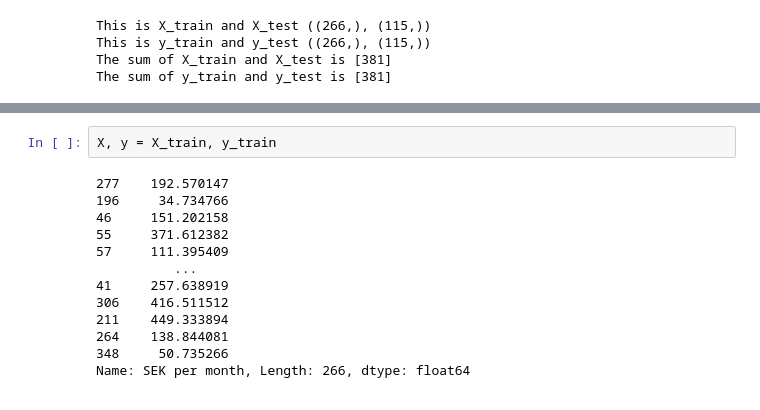
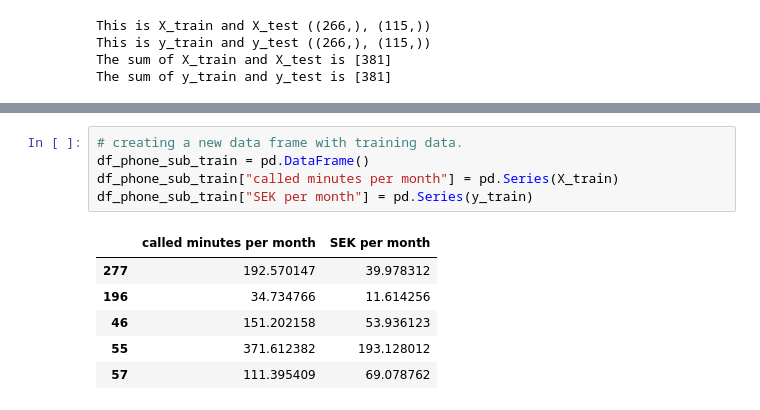
Before and after one commit to SCGlass/Machine-learning, a Jupyter notebook: Exercises/E00_Linear_regression.ipynb, the cells around one changed output, grey strips where cells are left out. Cells and saved outputs as stored; diff of their text form.

```diff
--- a/Exercises/E00_Linear_regression.ipynb
+++ b/Exercises/E00_Linear_regression.ipynb
@@ -238,18 +238,15 @@ It is important to keep track of the shapes of the vectors, matrices in order fo
 </details>
 
 ---
-# %%
-X, y = X_train, y_train
-# %% [output]
-277    192.570147
-196     34.734766
-46     151.202158
-55     371.612382
-57     111.395409
-          ...
-41     257.638919
-306    416.511512
-211    449.333894
-264    138.844081
-348     50.735266
-Name: SEK per month, Length: 266, dtype: float64
+# %%
+# creating a new data frame with training data.
+df_phone_sub_train = pd.DataFrame()
+df_phone_sub_train["called minutes per month"] = pd.Series(X_train)
+df_phone_sub_train["SEK per month"] = pd.Series(y_train)
+# %% [output]
+|  | called minutes per month | SEK per month |
+| 277 | 192.570147 | 39.978312 |
+| 196 | 34.734766 | 11.614256 |
+| 46 | 151.202158 | 53.936123 |
+| 55 | 371.612382 | 193.128012 |
+| 57 | 111.395409 | 69.078762 |
```
Also changed, not shown: parts of 1 cell of this notebook.
